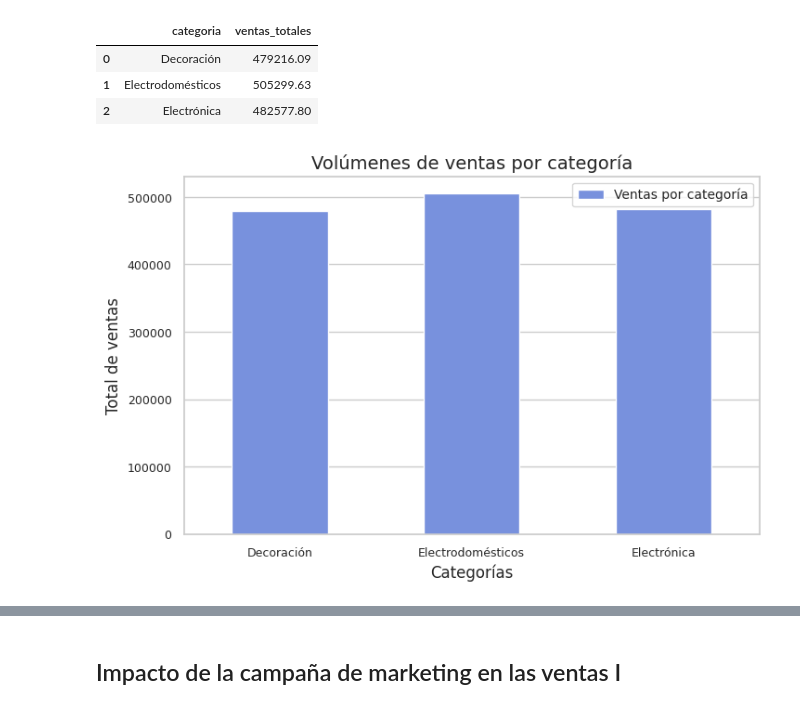
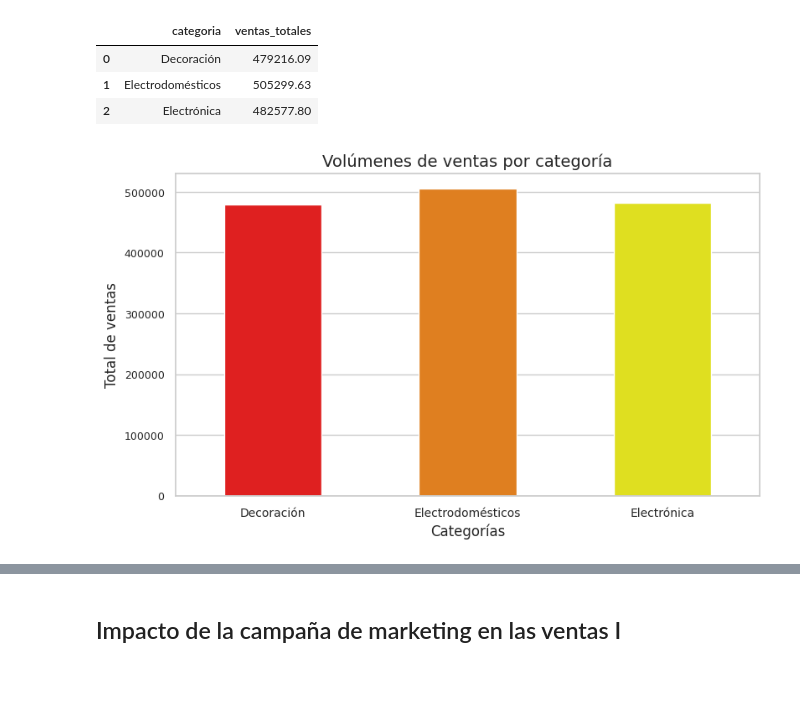
Before and after one commit to FerJGit/TT-2C2025-Data-Analitycs-Notebooks, a Jupyter notebook: EntregaFinal/Mis_Archivos/EntregaFinal.ipynb, the cells around one changed output, grey strips where cells are left out. Cells and saved outputs as stored; diff of their text form; code cells hidden in the pictures; blank space fills up the shorter version.

```diff
--- a/EntregaFinal/Mis_Archivos/EntregaFinal.ipynb
+++ b/EntregaFinal/Mis_Archivos/EntregaFinal.ipynb
@@ -1504,27 +1504,30 @@ ventas_categoria.head()
 # %%
 # Estilo y paleta
 sns.set_theme(               # set_theme combina estilo + contexto + paleta
     style="whitegrid",       # opciones: 'white', 'whitegrid', 'dark', 'darkgrid', 'ticks'
     context="notebook",      # escala general: 'paper', 'notebook', 'talk', 'poster'
-    palette="coolwarm"       # paleta de colores base: "deep", "muted", "pastel" / Set1, Set2, Set3
+    palette="Set2"           # paleta de colores base: "deep", "muted", "pastel" / Set1, Set2, Set3
 )
 
 # Ajusto el tamaño del lienzo
-plt.figure(figsize=(8,5))
+plt.figure(figsize=(9,5))
 
 # Creo el barplot
-ax = sns.barplot(data=ventas_categoria, x='categoria', y='ventas_totales', label="Ventas por categoría", width=0.5)
+colores = ["#FF0000", "#FF7F00", "#FFFF00"]
+ax = sns.barplot(data=ventas_categoria, x='categoria', y='ventas_totales', label="Ventas por categoría", width=0.5, hue='categoria', palette=colores)
 
 # Ticks (valores de eje)
 plt.tick_params(axis='y', labelsize=9)
-plt.tick_params(axis='x', labelsize=9)
+plt.tick_params(axis='x', labelsize=10)
 
 # Ajustes de título y ejes
 plt.title('Volúmenes de ventas por categoría', fontsize=14)
 plt.xlabel('Categorías')
 plt.ylabel('Total de ventas')
-plt.legend(loc='upper right', fontsize=10)
+
+# plt.legend(loc='upper right', fontsize=10)
 # plt.tight_layout() # ajuste automatico
+
 plt.show()
 # %% [output]
-[figure, old version]
+[figure, new version]
```
Also changed, not shown: parts of 18 cells of this notebook.
